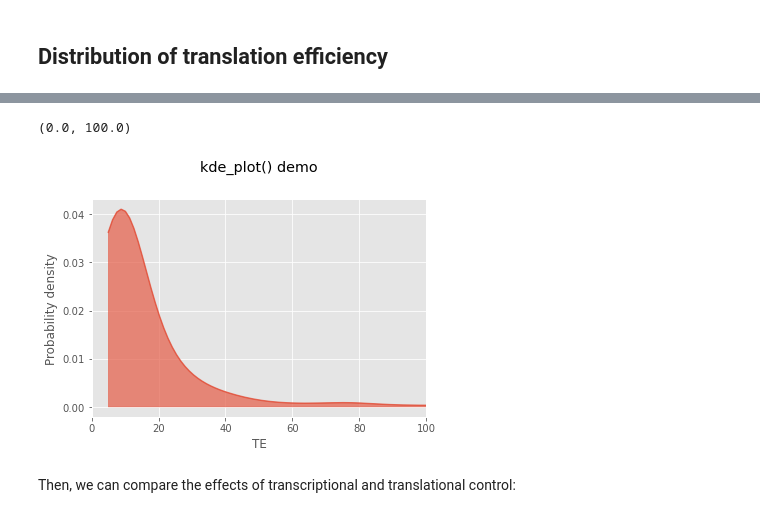
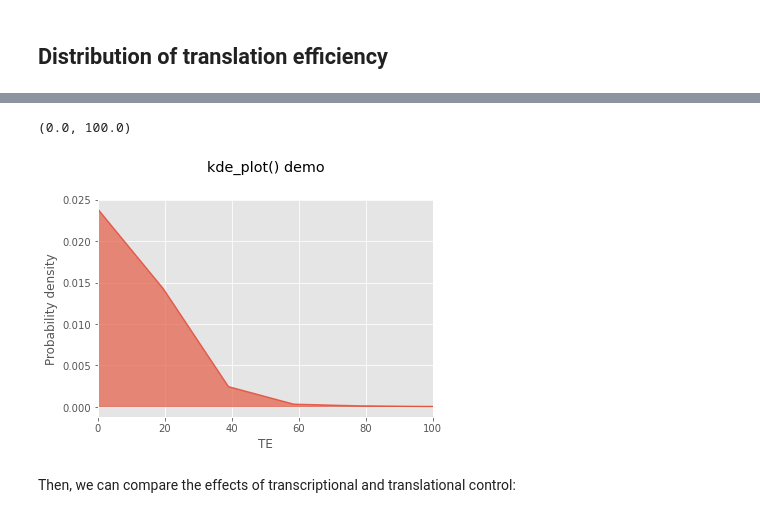
Before and after one commit to Raif-fl/Fall_2021_Work_journal, a Jupyter notebook: TE_table/Plastid_TE_table.ipynb, the cells around one changed output, grey strips where cells are left out. Drawn from its saved outputs; the diff is of its cells as text; code cells hidden in the pictures.

```diff
--- a/TE_table/Plastid_TE_table.ipynb
+++ b/TE_table/Plastid_TE_table.ipynb
@@ -177,22 +218,7 @@ cols = ['transcript_ID', 'gene_ID', 'translation_efficiency','ribosome_profiling
 df = df[cols]
-# %%
-#Calculate tpm using rpk from our new dataframe.
-for sample_name, sample_data in my_datasets.items():
-    per_m_s = sum(df["%s_rpk"   % (sample_name)])/1e6
-    df["%s_tpm" % (sample_name)] = (df["%s_rpk"   % (sample_name)])/per_m_s
-# %%
-# Calculating Translation efficiency
-df["translation_efficiency"] = df["ribosome_profiling_tpm"] / df["RNA-seq_tpm"]
-# %%
-# Rearranging Column names to make something more readable.
-cols = ['transcript_ID', 'gene_ID', 'translation_efficiency','ribosome_profiling_tpm',
-        'RNA-seq_tpm','ribosome_profiling_counts','RNA-seq_counts',
-        'ribosome_profiling_rpkm', 'RNA-seq_rpkm', 'ribosome_profiling_rpk',
-       'RNA-seq_rpk']
-df = df[cols]
 # %%
 #!# A line of code that quickly loads up the data if it has already been saved.
-df = pd.read_csv(save_path + "dmel_control_2_te_table_base.csv")
+#df = pd.read_csv(save_path + "dmel_control_2_te_table_base.csv")
 # %% [markdown]
 The data above can now be easily plotted in many different ways. For example, the table below shows the correlation between the transcript levels and the translation levels
 # %%
@@ -242,15 +252,15 @@ df_interest=df_clean[(df_clean["translation_efficiency"] >= 5)&(df_clean["transl
 # %%
 # plot kernel density estimates of A and B on the same axis
-fig, ax = kde_plot(df_interest["translation_efficiency"],label="TE")
+fig, ax = kde_plot(df_clean["TE_rpkm"],label="TE")
 
 # make things look nice
 plt.xlabel("TE")
 plt.ylabel("Probability density")
 plt.title("kde_plot() demo",y=1.1)
 plt.xlim(0,100)
 # %% [output]
 (0.0, 100.0)
-[figure, old version]
+[figure, new version]
 # %% [markdown]
 Then, we can compare the effects of transcriptional and translational control:
 # %%
```
Also changed, not shown: parts of 14 cells of this notebook, 6 other files.
